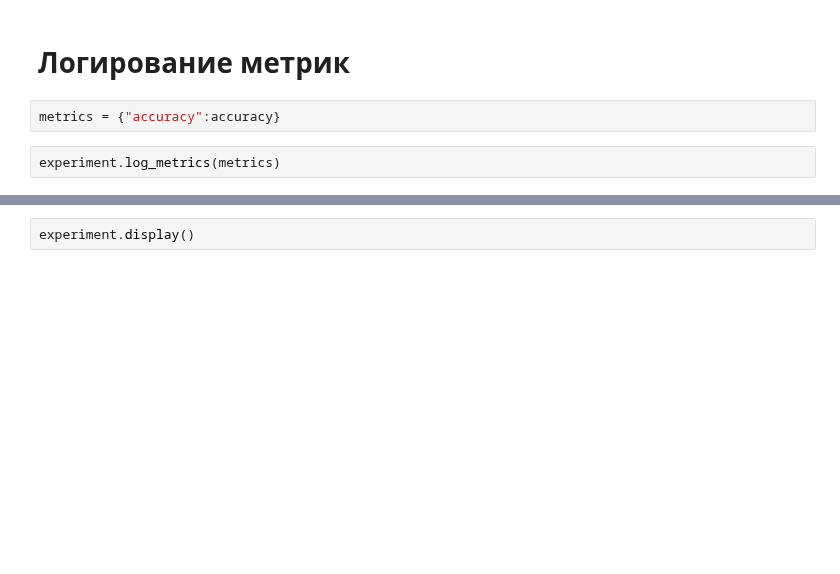
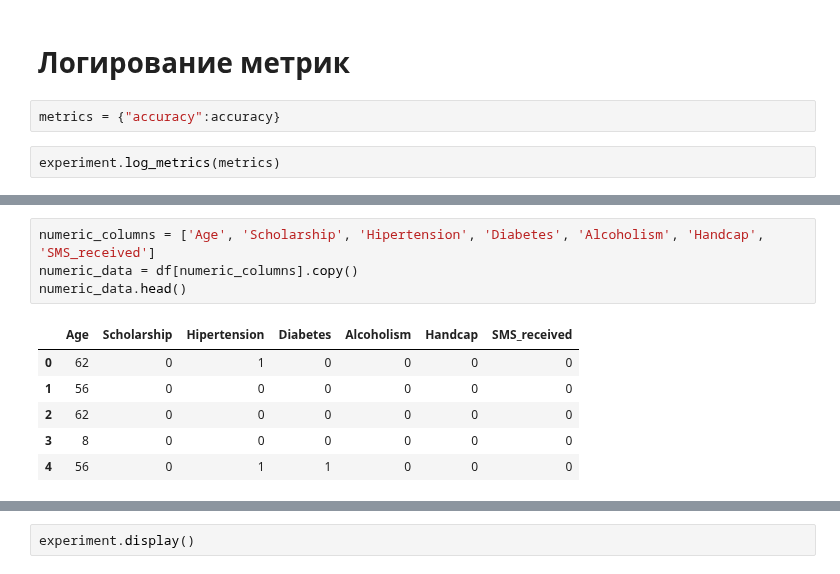
Before and after one commit to Talic13th/SFlearning, a Jupyter notebook: SF/EDA_6/EDA_6_HW.ipynb, the cells around one changed output, grey strips where cells are left out. Cells and saved outputs as stored; diff of their text form; blank space fills up the shorter version.

```diff
--- a/SF/EDA_6/EDA_6_HW.ipynb
+++ b/SF/EDA_6/EDA_6_HW.ipynb
@@ -221,0 +219,11 @@ experiment.log_confusion_matrix(y.tolist(), y_pred.tolist())
+# %%
+numeric_columns = ['Age', 'Scholarship', 'Hipertension', 'Diabetes', 'Alcoholism', 'Handcap', 'SMS_received']
+numeric_data = df[numeric_columns].copy()
+numeric_data.head()
+# %% [output]
+|  | Age | Scholarship | Hipertension | Diabetes | Alcoholism | Handcap | SMS_received |
+| 0 | 62 | 0 | 1 | 0 | 0 | 0 | 0 |
+| 1 | 56 | 0 | 0 | 0 | 0 | 0 | 0 |
+| 2 | 62 | 0 | 0 | 0 | 0 | 0 | 0 |
+| 3 | 8 | 0 | 0 | 0 | 0 | 0 | 0 |
+| 4 | 56 | 0 | 1 | 1 | 0 | 0 | 0 |
```
Also changed, not shown: parts of 9 cells of this notebook.
